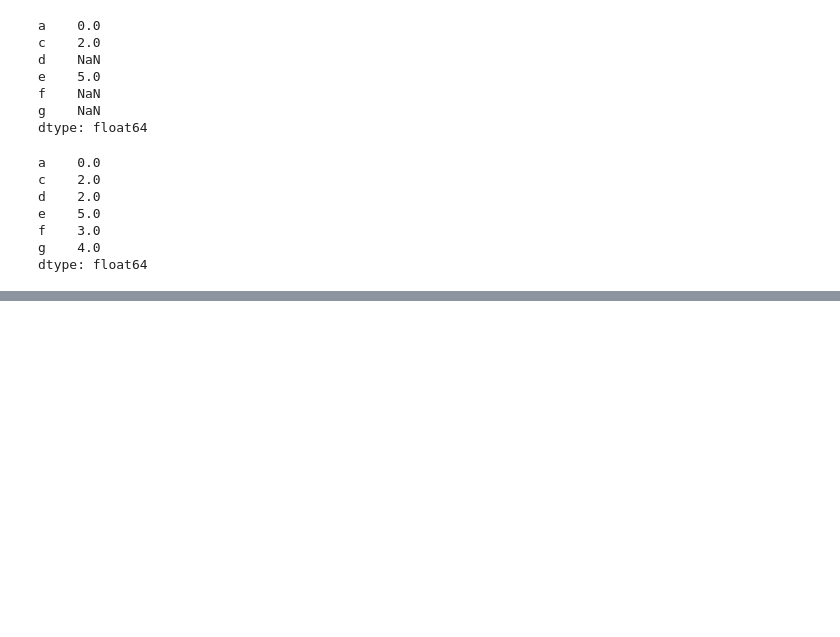
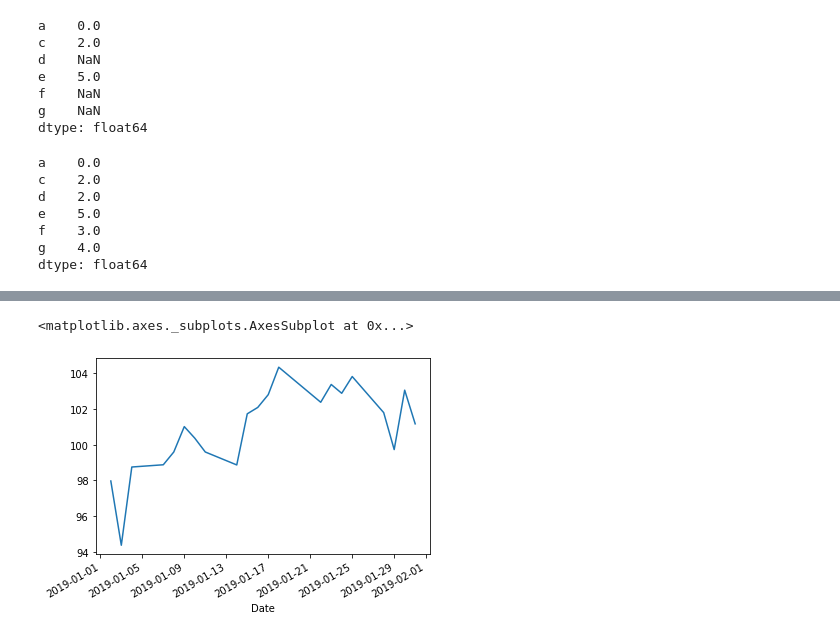
Before and after one commit to venkata14/Uconn-DSC-Workshops, a Jupyter notebook: numpy-pandas-matplotlib-part-2/NumPy_Matplotlib_Pandas-Part-2.ipynb, the cells around one changed output, grey strips where cells are left out. Saved outputs shown, nothing was run; the diff lists cells and outputs as text; code cells hidden in the pictures; blank space fills up the shorter version.

```diff
--- a/numpy-pandas-matplotlib-part-2/NumPy_Matplotlib_Pandas-Part-2.ipynb
+++ b/numpy-pandas-matplotlib-part-2/NumPy_Matplotlib_Pandas-Part-2.ipynb
@@ -692,0 +979,5 @@ AttributeError: 'numpy.ndarray' object has no attribute 'index'
+# %%
+msftDf['2019-01'].Close.plot()
+# %% [output]
+<matplotlib.axes._subplots.AxesSubplot at 0x...>
+[figure, added]
```
Also changed, not shown: parts of 107 cells of this notebook.
